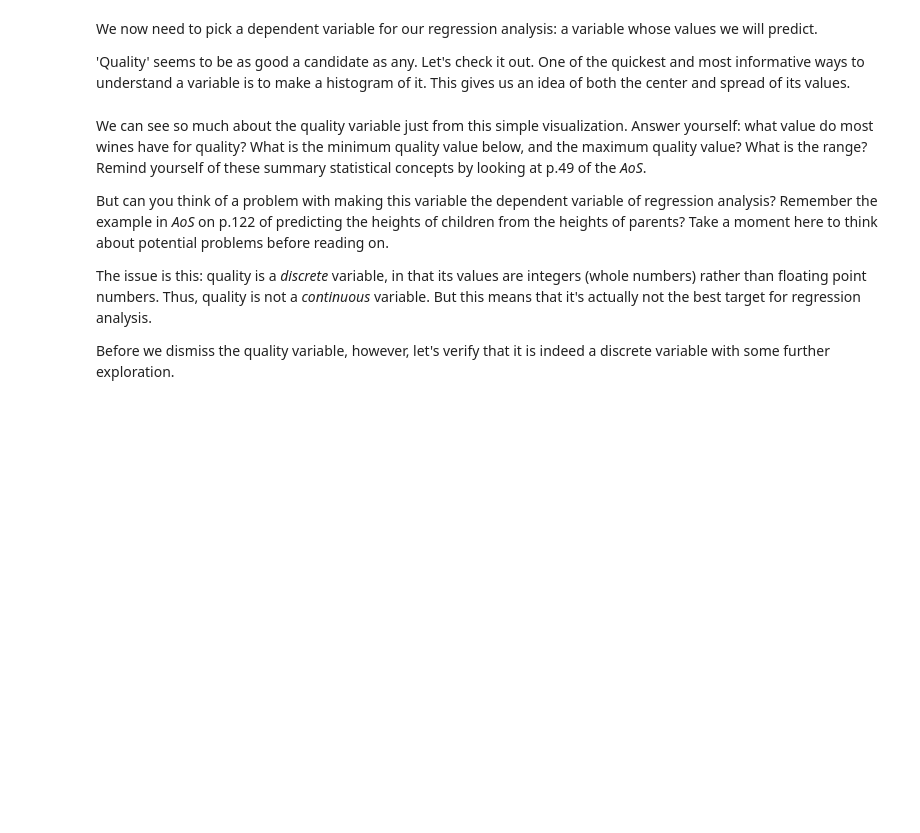
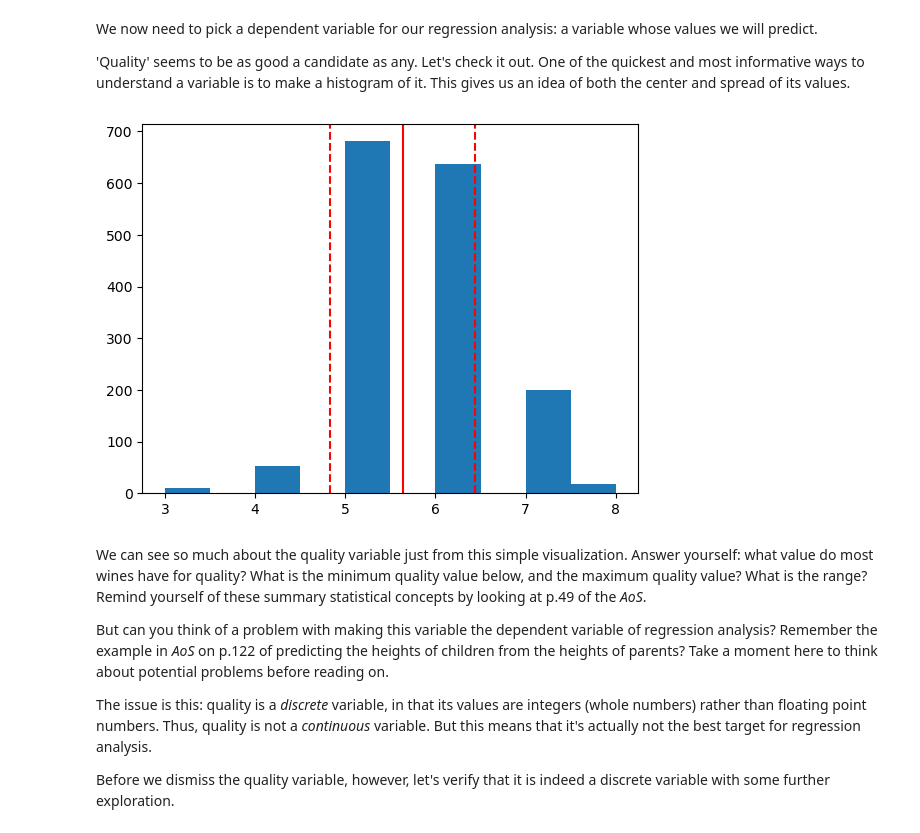
Before and after one commit to MarcJKolb/Linear-Regression-19.4.1-, a Jupyter notebook: Springboard Regression Case Study - the Red Wine Dataset - Tier 3.ipynb, the cells around one changed output. Cells and saved outputs as stored; diff of their text form; code cells hidden in the pictures; blank space fills up the shorter version.

```diff
--- a/Springboard Regression Case Study - the Red Wine Dataset - Tier 3.ipynb
+++ b/Springboard Regression Case Study - the Red Wine Dataset - Tier 3.ipynb
@@ -61,0 +59,3 @@ _ _ _
+# %%
+# Load the data.
+wine_data = pd.read_csv('wineQualityReds.csv', index_col=0)
@@ -87,3 +130,13 @@ _ _ _
+# %%
+# Making a histogram of the quality variable.
+fig, ax = plt.subplots()
+ax.hist(wine_data['quality'], bins=10)
+plt.axvline(np.mean(wine_data['quality']), color='red', linestyle='-')
+plt.axvline(np.mean(wine_data['quality']) + np.std(wine_data['quality']), color='red', linestyle='--')
+plt.axvline(np.mean(wine_data['quality']) - np.std(wine_data['quality']), color='red', linestyle='--')
+plt.show()
+# %% [output]
+[figure, added]
 # %% [markdown]
 We can see so much about the quality variable just from this simple visualization. Answer yourself: what value do most wines have for quality? What is the minimum quality value below, and the maximum quality value? What is the range? Remind yourself of these summary statistical concepts by looking at p.49 of the *AoS*.
 
```
Also changed, not shown: parts of 36 cells of this notebook.
